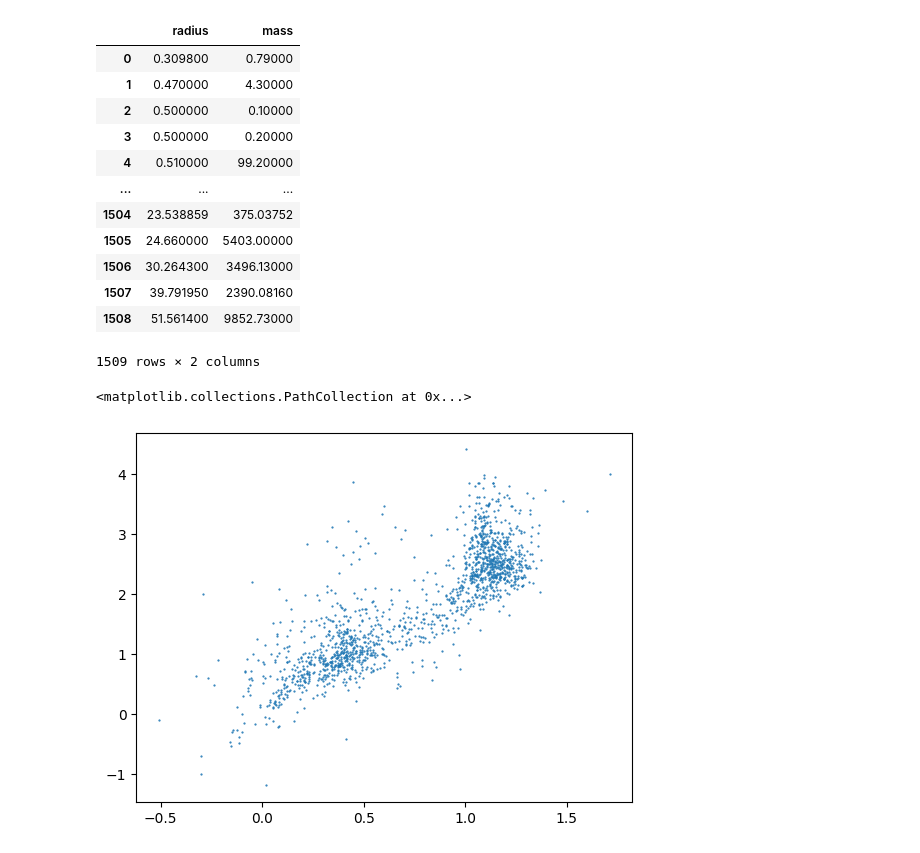
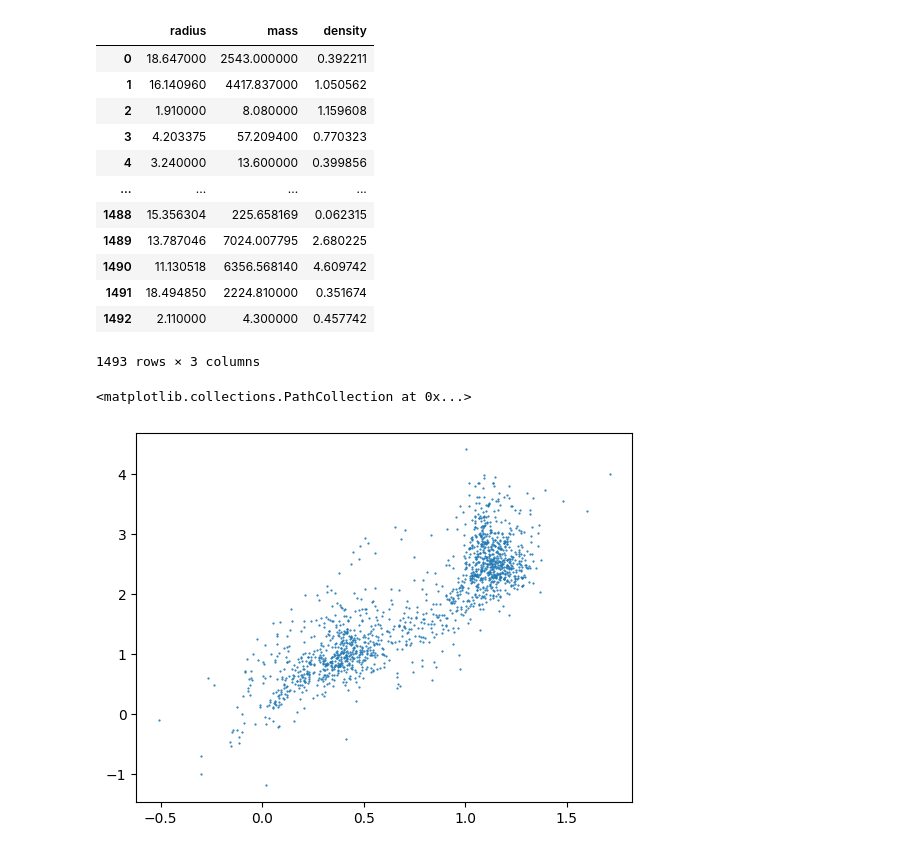
Before and after one commit to kzhu2099/ExoRM, a Jupyter notebook: ExoRM/example.ipynb, the cells around one changed output. Saved outputs shown, nothing was run; the diff lists cells and outputs as text; code cells hidden in the pictures.

Commit message:
density improvement

```diff
--- a/ExoRM/example.ipynb
+++ b/ExoRM/example.ipynb
@@ -6,30 +8,26 @@
 Exception reporting mode: Verbose
 # %%
 import numpy
-from ExoRM import read_rm_data, load_model, ForecasterRM
+from ExoRM import read_rm_data, load_model, ForecasterRM, preprocess_data
 import matplotlib.pyplot as plot
 
 data = read_rm_data()
-
-data = data[['radius', 'mass']].dropna().reset_index(drop = True)
-data = data.sort_values('radius').reset_index(drop = True)
-# data = data.drop_duplicates('radius')
-data = data.reset_index(drop = True)
+data = preprocess_data(data)
 data
 # %% [output]
-|  | radius | mass |
-| 0 | 0.309800 | 0.79000 |
-| 1 | 0.470000 | 4.30000 |
-| 2 | 0.500000 | 0.10000 |
-| 3 | 0.500000 | 0.20000 |
-| 4 | 0.510000 | 99.20000 |
-| ... | ... | ... |
-| 1504 | 23.538859 | 375.03752 |
-| 1505 | 24.660000 | 5403.00000 |
-| 1506 | 30.264300 | 3496.13000 |
-| 1507 | 39.791950 | 2390.08160 |
-| 1508 | 51.561400 | 9852.73000 |
+|  | radius | mass | density |
+| 0 | 18.647000 | 2543.000000 | 0.392211 |
+| 1 | 16.140960 | 4417.837000 | 1.050562 |
+| 2 | 1.910000 | 8.080000 | 1.159608 |
+| 3 | 4.203375 | 57.209400 | 0.770323 |
+| 4 | 3.240000 | 13.600000 | 0.399856 |
+| ... | ... | ... | ... |
+| 1488 | 15.356304 | 225.658169 | 0.062315 |
+| 1489 | 13.787046 | 7024.007795 | 2.680225 |
+| 1490 | 11.130518 | 6356.568140 | 4.609742 |
+| 1491 | 18.494850 | 2224.810000 | 0.351674 |
+| 1492 | 2.110000 | 4.300000 | 0.457742 |
-1509 rows × 2 columns
+1493 rows × 3 columns
 # %%
 x = data['radius']
 y = data['mass']
@@ -40,7 +38,7 @@ y = numpy.log10(y)
 plot.scatter(x, y, s = 0.3)
 # %% [output]
 <matplotlib.collections.PathCollection at 0x...>
-[figure, old version]
+[figure, new version]
 # %%
 import numpy
 
```
Also changed, not shown: parts of 5 cells of this notebook, 4 other files.
